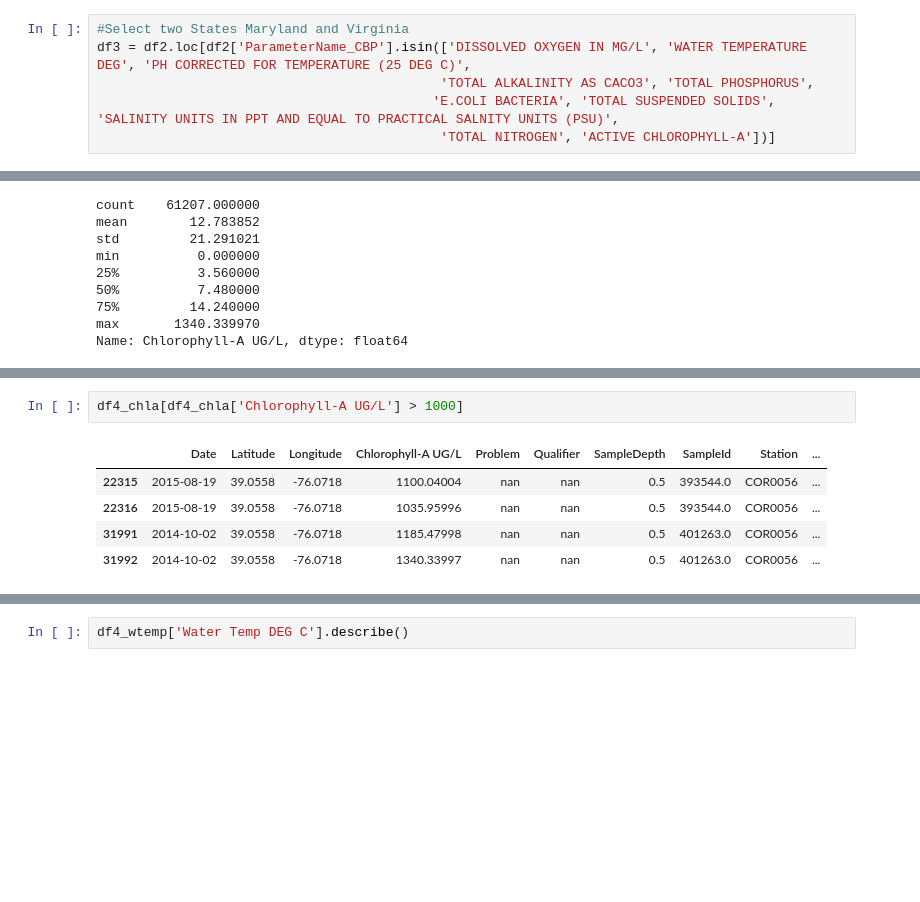
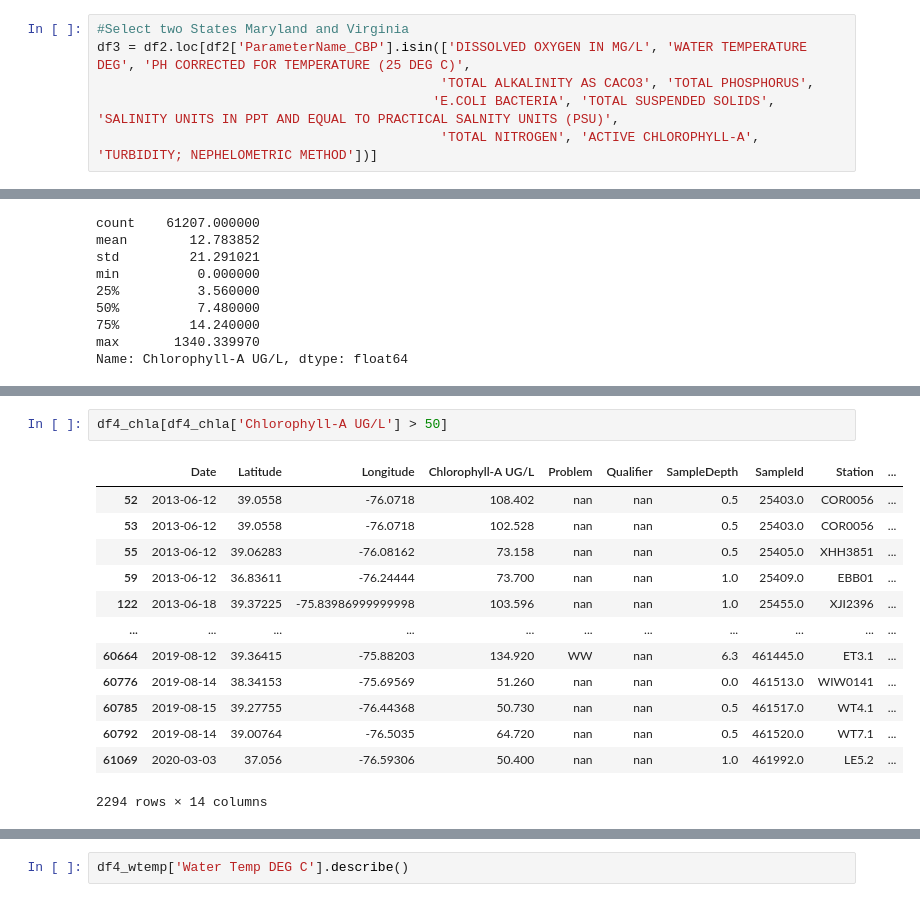
Before and after one commit to teamHackTheBay/hackTheBay, a Jupyter notebook: water_qualityv2.ipynb, the cells around one changed output, grey strips where cells are left out. Cells and saved outputs as stored; diff of their text form; blank space fills up the shorter version.

```diff
--- a/water_qualityv2.ipynb
+++ b/water_qualityv2.ipynb
@@ -122,7 +134,7 @@ array(['Not in CBP Database', 'TURBIDITY TUBE', 'SPECIFIC CONDUCTIVITY',
 df3 = df2.loc[df2['ParameterName_CBP'].isin(['DISSOLVED OXYGEN IN MG/L', 'WATER TEMPERATURE DEG', 'PH CORRECTED FOR TEMPERATURE (25 DEG C)',
                                             'TOTAL ALKALINITY AS CACO3', 'TOTAL PHOSPHORUS',
                                            'E.COLI BACTERIA', 'TOTAL SUSPENDED SOLIDS', 'SALINITY UNITS IN PPT AND EQUAL TO PRACTICAL SALNITY UNITS (PSU)',
-                                            'TOTAL NITROGEN', 'ACTIVE CHLOROPHYLL-A'])]
+                                            'TOTAL NITROGEN', 'ACTIVE CHLOROPHYLL-A', 'TURBIDITY; NEPHELOMETRIC METHOD'])]
 # %%
 columns = df3.columns
 for col in columns:
@@ -737,8 +877,16 @@ Name: Chlorophyll-A UG/L, dtype: float64
 # %%
-df4_chla[df4_chla['Chlorophyll-A UG/L'] > 1000]
+df4_chla[df4_chla['Chlorophyll-A UG/L'] > 50]
 # %% [output]
 |  | Date | Latitude | Longitude | Chlorophyll-A UG/L | Problem | Qualifier | SampleDepth | SampleId | Station | ... |
-| 22315 | 2015-08-19 | 39.0558 | -76.0718 | 1100.04004 | nan | nan | 0.5 | 393544.0 | COR0056 | ... |
-| 22316 | 2015-08-19 | 39.0558 | -76.0718 | 1035.95996 | nan | nan | 0.5 | 393544.0 | COR0056 | ... |
-| 31991 | 2014-10-02 | 39.0558 | -76.0718 | 1185.47998 | nan | nan | 0.5 | 401263.0 | COR0056 | ... |
-| 31992 | 2014-10-02 | 39.0558 | -76.0718 | 1340.33997 | nan | nan | 0.5 | 401263.0 | COR0056 | ... |
+| 52 | 2013-06-12 | 39.0558 | -76.0718 | 108.402 | nan | nan | 0.5 | 25403.0 | COR0056 | ... |
+| 53 | 2013-06-12 | 39.0558 | -76.0718 | 102.528 | nan | nan | 0.5 | 25403.0 | COR0056 | ... |
+| 55 | 2013-06-12 | 39.06283 | -76.08162 | 73.158 | nan | nan | 0.5 | 25405.0 | XHH3851 | ... |
+| 59 | 2013-06-12 | 36.83611 | -76.24444 | 73.700 | nan | nan | 1.0 | 25409.0 | EBB01 | ... |
+| 122 | 2013-06-18 | 39.37225 | -75.83986999999998 | 103.596 | nan | nan | 1.0 | 25455.0 | XJI2396 | ... |
+| ... | ... | ... | ... | ... | ... | ... | ... | ... | ... | ... |
+| 60664 | 2019-08-12 | 39.36415 | -75.88203 | 134.920 | WW | nan | 6.3 | 461445.0 | ET3.1 | ... |
+| 60776 | 2019-08-14 | 38.34153 | -75.69569 | 51.260 | nan | nan | 0.0 | 461513.0 | WIW0141 | ... |
+| 60785 | 2019-08-15 | 39.27755 | -76.44368 | 50.730 | nan | nan | 0.5 | 461517.0 | WT4.1 | ... |
+| 60792 | 2019-08-14 | 39.00764 | -76.5035 | 64.720 | nan | nan | 0.5 | 461520.0 | WT7.1 | ... |
+| 61069 | 2020-03-03 | 37.056 | -76.59306 | 50.400 | nan | nan | 1.0 | 461992.0 | LE5.2 | ... |
+2294 rows × 14 columns
```
Also changed, not shown: parts of 73 cells of this notebook.
